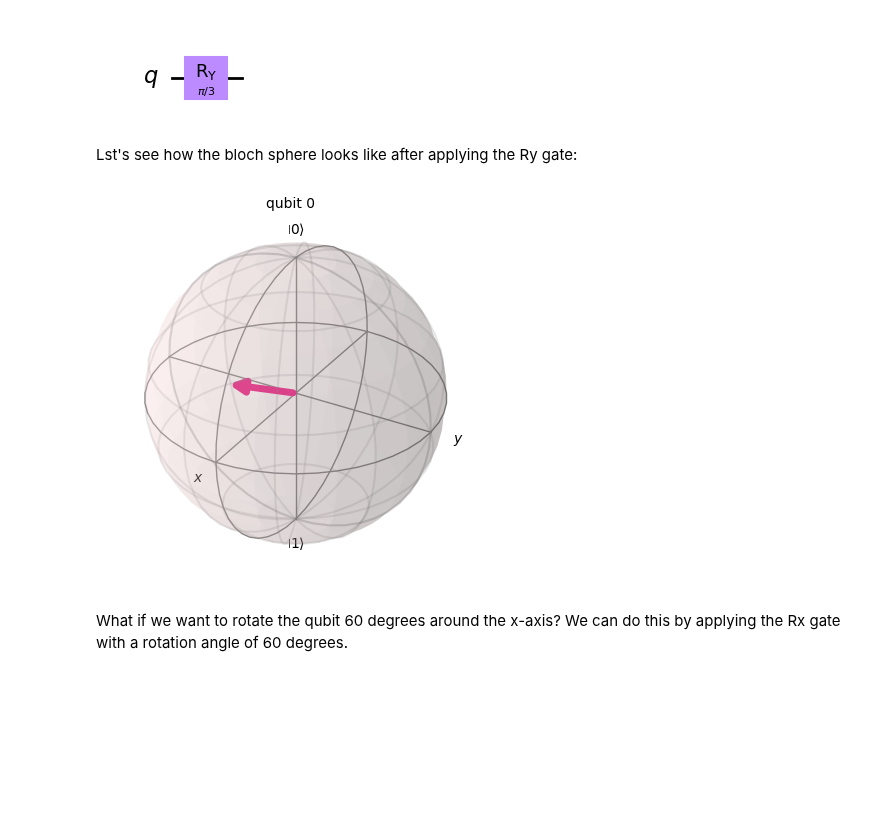
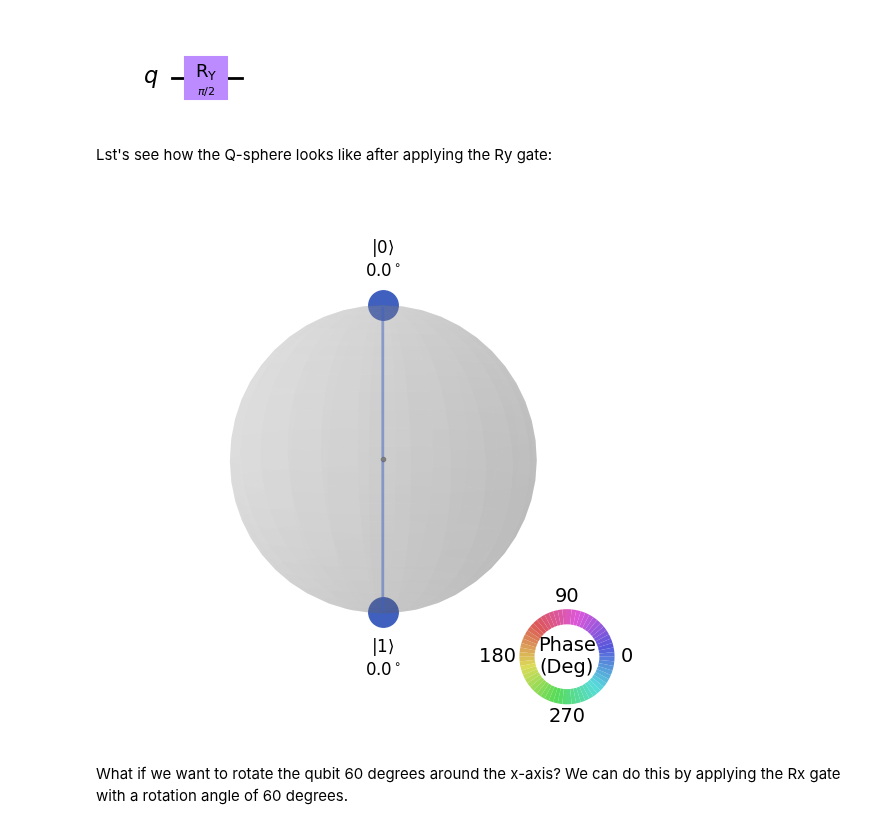
Before and after one commit to ahkatlio/QHSO_Basics_of_Qiskit, a Jupyter notebook: Books/Fundamentals/Basic_Gates/Rotation_gates.ipynb, the cells around one changed output. Saved outputs shown, nothing was run; the diff lists cells and outputs as text; code cells hidden in the pictures; blank space fills up the shorter version.

Commit message:
r Gates

```diff
--- a/Books/Fundamentals/Basic_Gates/Rotation_gates.ipynb
+++ b/Books/Fundamentals/Basic_Gates/Rotation_gates.ipynb
@@ -58,7 +58,7 @@ plot_bloch_multivector(statevector)
 # %% [markdown]
 We can see the arrow is pointing up, which means the qubit is in the state |0⟩. Let's see what happens when we apply a rotation gate to this qubit. We want to rotate this arrow 90 degrees around the y-axis. We can do this by applying the Ry gate with a rotation angle of 90 degrees.
 # %%
-qc.ry(pi/3, 0)
+qc.ry(pi/2, 0)
 # %% [output]
 <qiskit.circuit.instructionset.InstructionSet at 0x...>
 # %% [markdown]
@@ -68,14 +68,14 @@ qc.draw(output='mpl')
 # %% [output]
 [figure]
 # %% [markdown]
-Lst's see how the bloch sphere looks like after applying the Ry gate:
+Lst's see how the Q-sphere looks like after applying the Ry gate:
 # %%
 backend = Aer.get_backend('statevector_simulator')
 result = execute(qc, backend).result()
 statevector = result.get_statevector(qc)
-plot_bloch_multivector(statevector)
+plot_state_qsphere(statevector, show_state_phases = True, use_degrees = True)
 # %% [output]
-[figure, old version]
+[figure, new version]
 # %% [markdown]
 What if we want to rotate the qubit 60 degrees around the x-axis? We can do this by applying the Rx gate with a rotation angle of 60 degrees.
 # %%
```
Also changed, not shown: parts of 8 cells of this notebook.
